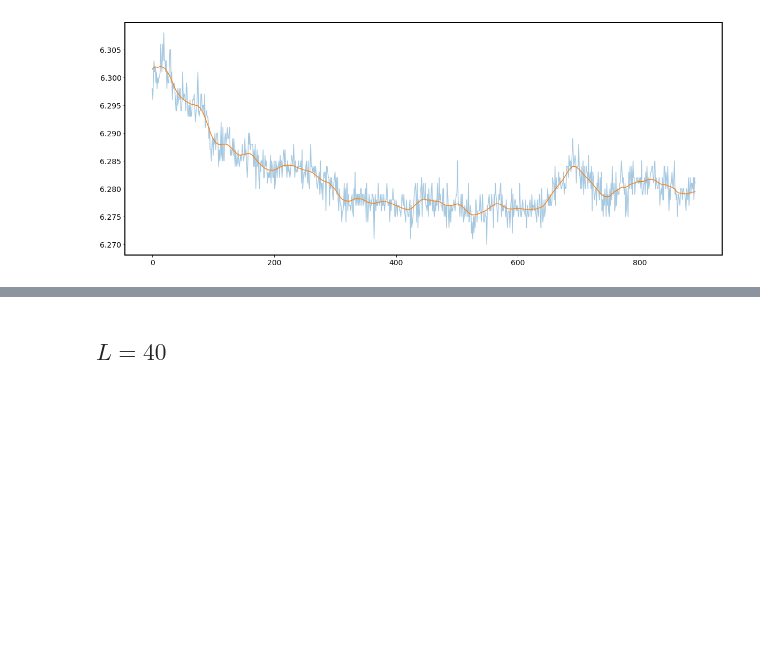
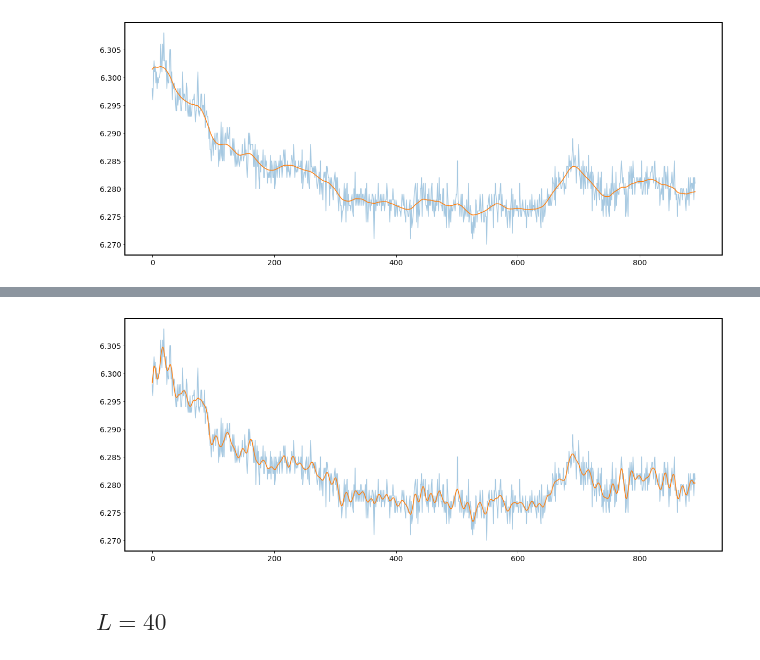
Before and after one commit to psankosik/Data-Sci-Project, a Jupyter notebook: 3-SSA/SSA.ipynb, the cells around one changed output, grey strips where cells are left out. Drawn from its saved outputs; the diff is of its cells as text; code cells hidden in the pictures; blank space fills up the shorter version.

```diff
--- a/3-SSA/SSA.ipynb
+++ b/3-SSA/SSA.ipynb
@@ -367,0 +381,5 @@ F_ssa_L20_df['result'] = F_ssa_L20_df['F0']+F_ssa_L20_df['F1']+F_ssa_L20_df['F2'
+# %%
+F_ssa_L28.orig_TS.plot(alpha=0.4)
+F_ssa_L28.reconstruct([0,1,2,3,4]).plot();
+# %% [output]
+[figure, added]
```
Also changed, not shown: parts of 5 cells of this notebook, 22 other files.
